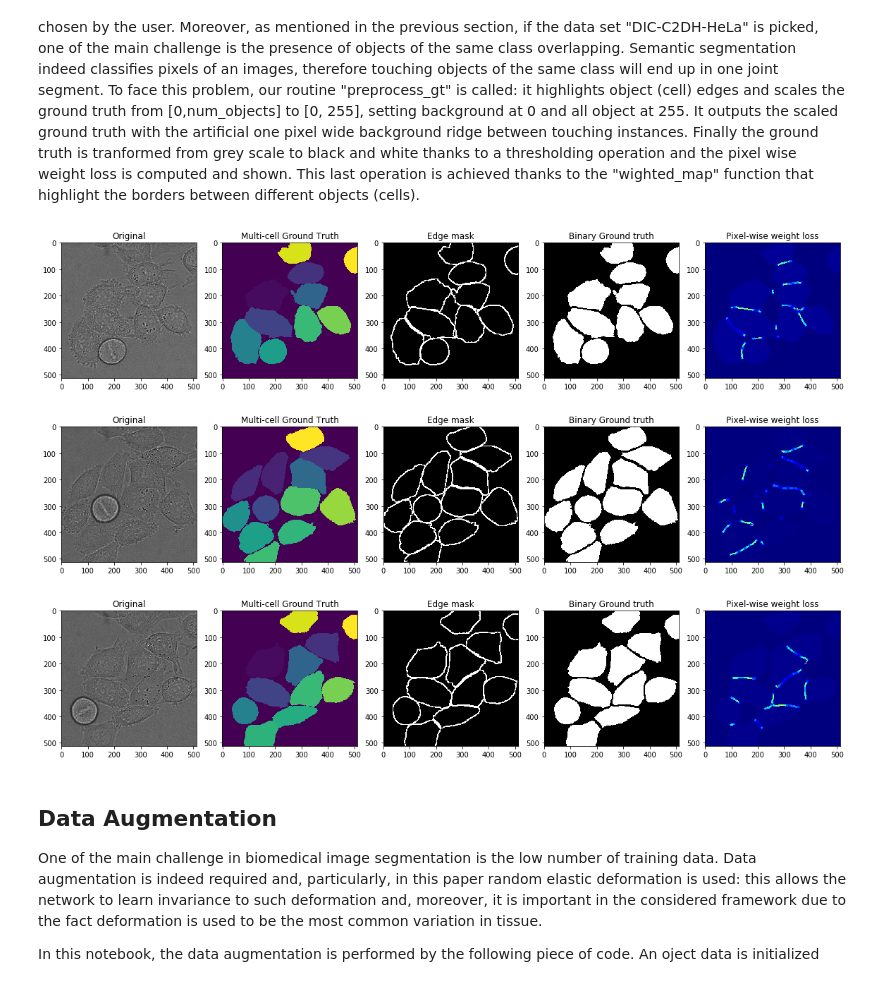
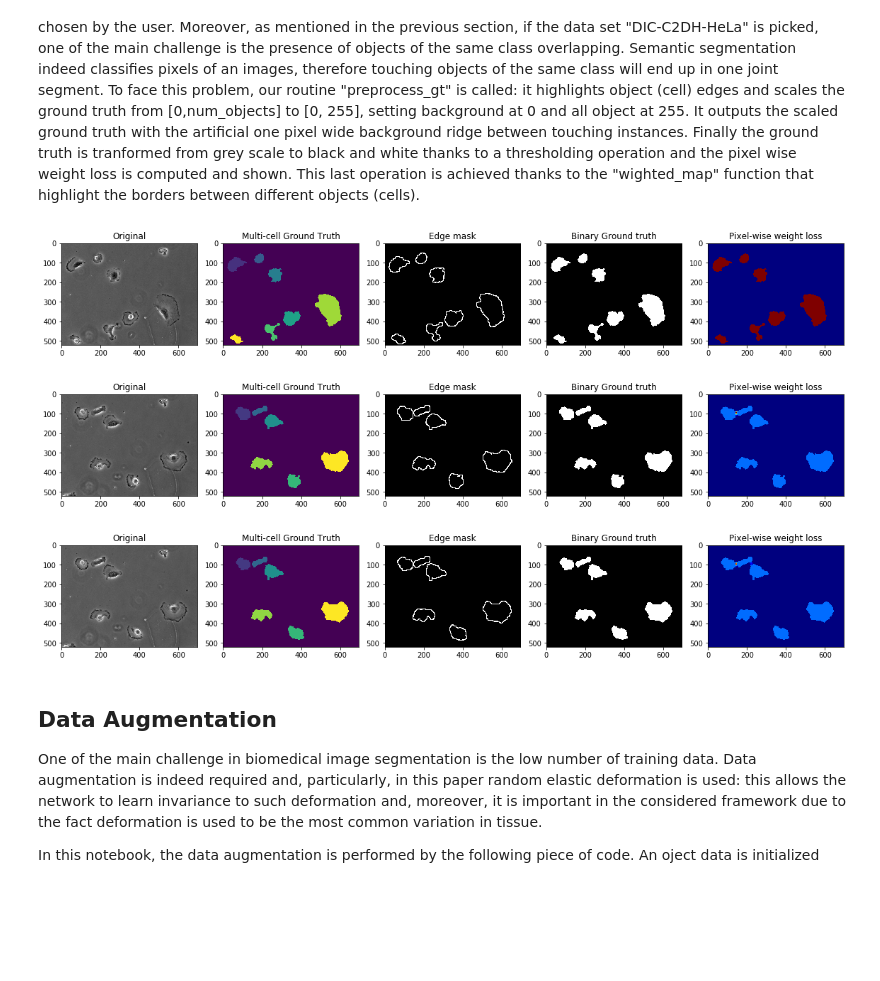
Before and after one commit to nsirons/DL-unet, a Jupyter notebook: main.ipynb, the cells around one changed output. Saved outputs shown, nothing was run; the diff lists cells and outputs as text; code cells hidden in the pictures; blank space fills up the shorter version.

```diff
--- a/main.ipynb
+++ b/main.ipynb
@@ -94,9 +94,9 @@ This last operation is achieved thanks to the "wighted_map" function that highli
 download_all_data()
 
 # Specify which dataset to analyse
-# DATASET = 'PhC-C2DH-U373' # [520, 696]
+DATASET = 'PhC-C2DH-U373' # [520, 696]
 # DATASET = 'ISBI2012'
-DATASET = 'DIC-C2DH-HeLa'
+# DATASET = 'DIC-C2DH-HeLa'
 
 ISBI2012 = False
 
@@ -128,36 +128,36 @@ for i in range(3):
 
     # image morphology, for edge detection (ONLY FOR DIC-C2DH-HeLa, since cells intersect)
     gt, mask_global = preprocess_gt(img_gt)
     if DATASET != "DIC-C2DH-HeLa":
         gt = img_gt
 
     fig = plt.figure(figsize=(16,9))
     plt.subplot(1,5,1)
     plt.imshow(img_training, cmap='gray')
     plt.title("Original")
     plt.subplot(1,5,2)
     plt.imshow(img_gt)
     plt.title('Multi-cell Ground Truth')
     plt.subplot(1,5,3)
     plt.title('Edge mask')
     plt.imshow(mask_global > 0, cmap='gray')  # binary of cell edges
     plt.subplot(1,5,4)
 
     _, gt_bin = cv.threshold(gt, 0, 255, cv.THRESH_BINARY)
     plt.imshow(torch.from_numpy(gt_bin.astype('uint8')), cmap='gray')
     plt.title('Binary Ground truth')
 
     # Calculating loss for ground truth
     loss_img = weighted_map(torch.from_numpy(gt_bin.reshape((1,1,img_training.shape[0],img_training.shape[1])).astype('float32')) / 255).numpy().reshape((img_training.shape[0],img_training.shape[1]))
     plt.subplot(1,5,5)
     plt.imshow(loss_img, cmap='jet')
     plt.title("Pixel-wise weight loss")
     plt.tight_layout()
     plt.show()
 # %% [output]
-[figure, old version]
+[figure, new version]
-[figure, old version]
+[figure, new version]
-[figure, old version]
+[figure, new version]
 # %% [markdown]
 ## Data Augmentation
 
```
Also changed, not shown: parts of 11 cells of this notebook, 2 other files.
